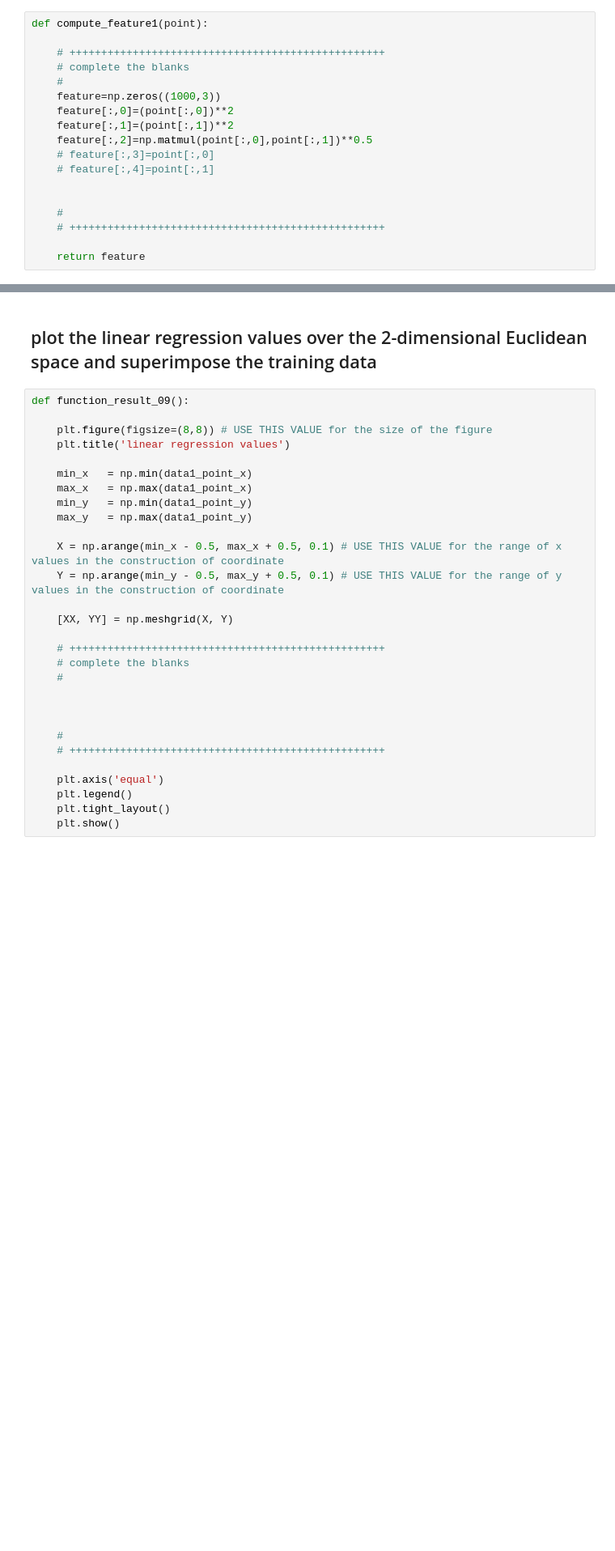
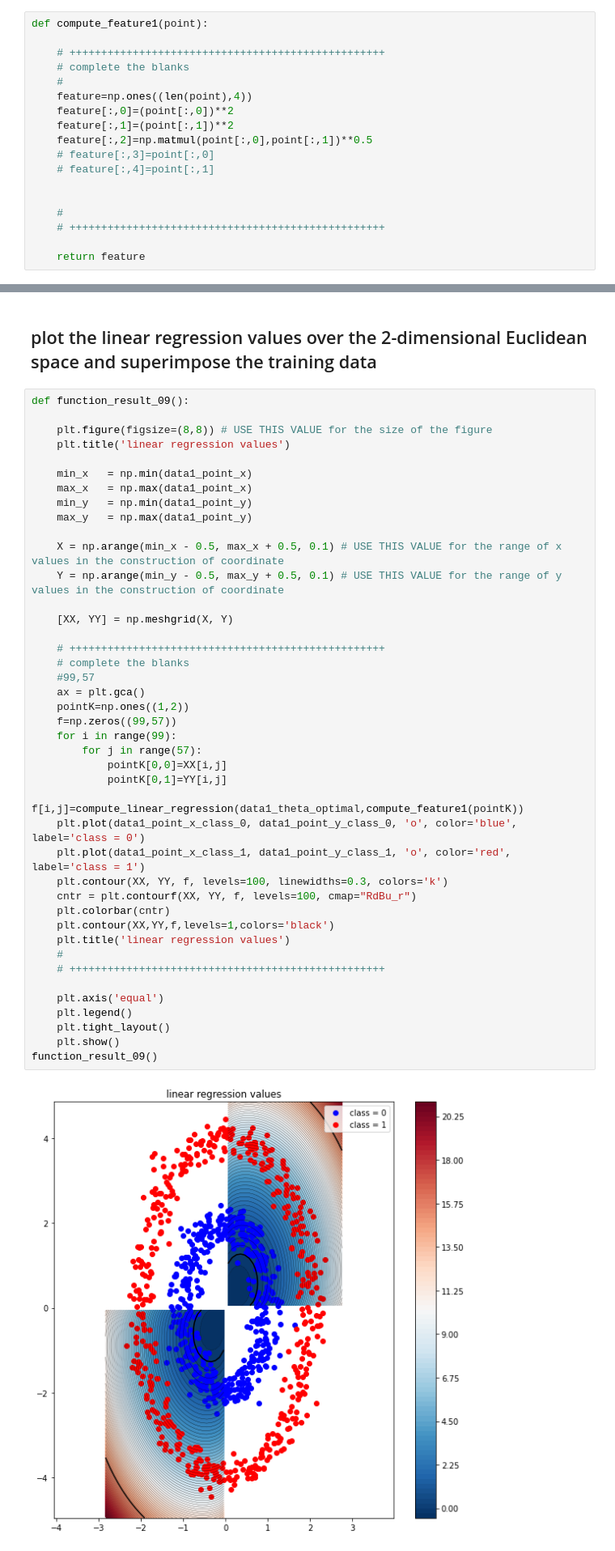
Before and after one commit to SippinHenny/machine-learing-assignments, a Jupyter notebook: assignment_09.ipynb, the cells around one changed output, grey strips where cells are left out. Shown at 81% size. Drawn from its saved outputs; the diff is of its cells as text; blank space fills up the shorter version.

```diff
--- a/assignment_09.ipynb
+++ b/assignment_09.ipynb
@@ -103,7 +103,7 @@ def compute_feature1(point):
     # ++++++++++++++++++++++++++++++++++++++++++++++++++
     # complete the blanks
     #
-    feature=np.zeros((1000,3))
+    feature=np.ones((len(point),4))
     feature[:,0]=(point[:,0])**2
     feature[:,1]=(point[:,1])**2
     feature[:,2]=np.matmul(point[:,0],point[:,1])**0.5
@@ -427,32 +421,47 @@ def function_result_08():
 # %%
 def function_result_09():
 
     plt.figure(figsize=(8,8)) # USE THIS VALUE for the size of the figure
     plt.title('linear regression values')
 
     min_x   = np.min(data1_point_x)
     max_x   = np.max(data1_point_x)
     min_y   = np.min(data1_point_y)
     max_y   = np.max(data1_point_y)
 
     X = np.arange(min_x - 0.5, max_x + 0.5, 0.1) # USE THIS VALUE for the range of x values in the construction of coordinate
     Y = np.arange(min_y - 0.5, max_y + 0.5, 0.1) # USE THIS VALUE for the range of y values in the construction of coordinate
 
     [XX, YY] = np.meshgrid(X, Y)
 
     # ++++++++++++++++++++++++++++++++++++++++++++++++++
     # complete the blanks
-    #
-
-
-
+    #99,57
+    ax = plt.gca()
+    pointK=np.ones((1,2))
+    f=np.zeros((99,57))
+    for i in range(99):
+        for j in range(57):
+            pointK[0,0]=XX[i,j]
+            pointK[0,1]=YY[i,j]
+            f[i,j]=compute_linear_regression(data1_theta_optimal,compute_feature1(pointK))
+    plt.plot(data1_point_x_class_0, data1_point_y_class_0, 'o', color='blue', label='class = 0')
+    plt.plot(data1_point_x_class_1, data1_point_y_class_1, 'o', color='red', label='class = 1')
+    plt.contour(XX, YY, f, levels=100, linewidths=0.3, colors='k')
+    cntr = plt.contourf(XX, YY, f, levels=100, cmap="RdBu_r")
+    plt.colorbar(cntr)
+    plt.contour(XX,YY,f,levels=1,colors='black')
+    plt.title('linear regression values')
     #
     # ++++++++++++++++++++++++++++++++++++++++++++++++++
 
     plt.axis('equal')
     plt.legend()
     plt.tight_layout()
     plt.show()
+function_result_09()
+# %% [output]
+[figure, added]
 # %%
 def function_result_10():
 
```
Also changed, not shown: parts of 11 cells of this notebook, 1 other file.
